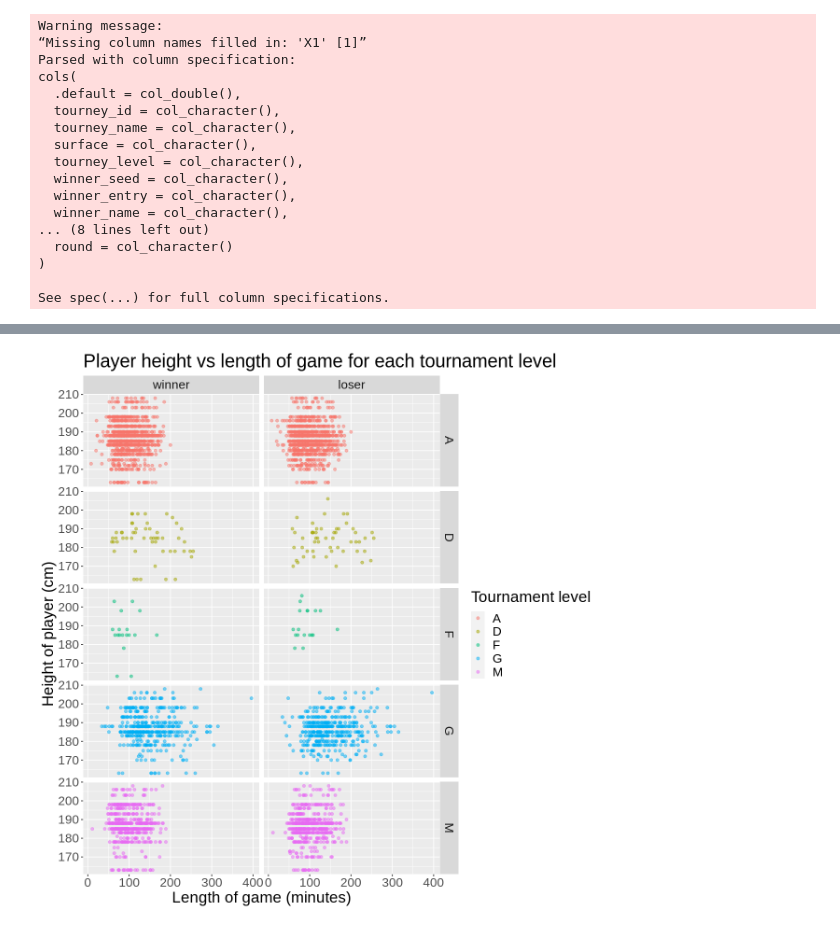
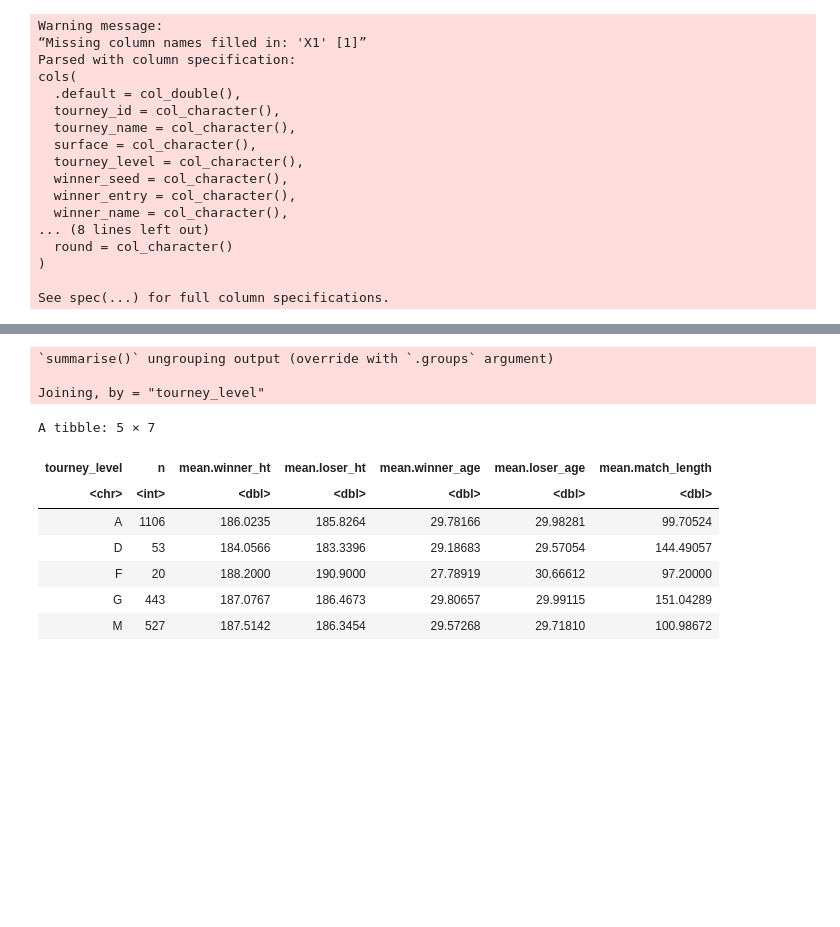
Before and after one commit to browningluke/ubc-dsci100-project, a Jupyter notebook: tennis.ipynb, the cells around one changed output, grey strips where cells are left out. Cells and saved outputs as stored; diff of their text form; code cells hidden in the pictures; blank space fills up the shorter version.

```diff
--- a/tennis.ipynb
+++ b/tennis.ipynb
@@ -91,3 +32,29 @@ A tibble: 5 × 7
+# %%
+tennis_summary_num <- tennis_train %>%
+    group_by(tourney_level) %>%
+    summarize(n = n())
+
+tennis_summary <- tennis_train %>%
+    group_by(tourney_level) %>%
+    summarize_all(mean) %>%
+    rename_with(~ paste0("mean.", .), .cols = !tourney_level)
+
+summary_table <- tennis_summary_num %>%
+    inner_join(tennis_summary)
+
+summary_table
+# %% [output]
+`summarise()` ungrouping output (override with `.groups` argument)
+
+Joining, by = "tourney_level"
+A tibble: 5 × 7
+| tourney_level | n | mean.winner_ht | mean.loser_ht | mean.winner_age | mean.loser_age | mean.match_length |
+| <chr> | <int> | <dbl> | <dbl> | <dbl> | <dbl> | <dbl> |
+| A | 1106 | 186.0235 | 185.8264 | 29.78166 | 29.98281 | 99.70524 |
+| D | 53 | 184.0566 | 183.3396 | 29.18683 | 29.57054 | 144.49057 |
+| F | 20 | 188.2000 | 190.9000 | 27.78919 | 30.66612 | 97.20000 |
+| G | 443 | 187.0767 | 186.4673 | 29.80657 | 29.99115 | 151.04289 |
+| M | 527 | 187.5142 | 186.3454 | 29.57268 | 29.71810 | 100.98672 |
 # %%
 plot_data <- tennis_train %>%
     mutate(row = row_number()) %>%
@@ -97,8 +64,6 @@ plot_data <- tennis_train %>%
     pivot_wider(names_from = category, values_from = value) %>%
     select(-row)
 # %%
-options(repr.plot.width = 10, repr.plot.height = 10)
-
 tennis_plot_height = plot_data %>%
     ggplot(aes(x = minutes,
                y = ht,
@@ -110,8 +75,4 @@ tennis_plot_height = plot_data %>%
          title = "Player height vs length of game for each tournament level") +
     facet_grid(tourney_level ~ player_type) +
     theme(text = element_text(size = 20))
-
-tennis_plot_height
-# %% [output]
-[figure, removed]
 # %%
```
Also changed, not shown: parts of 4 cells of this notebook.
